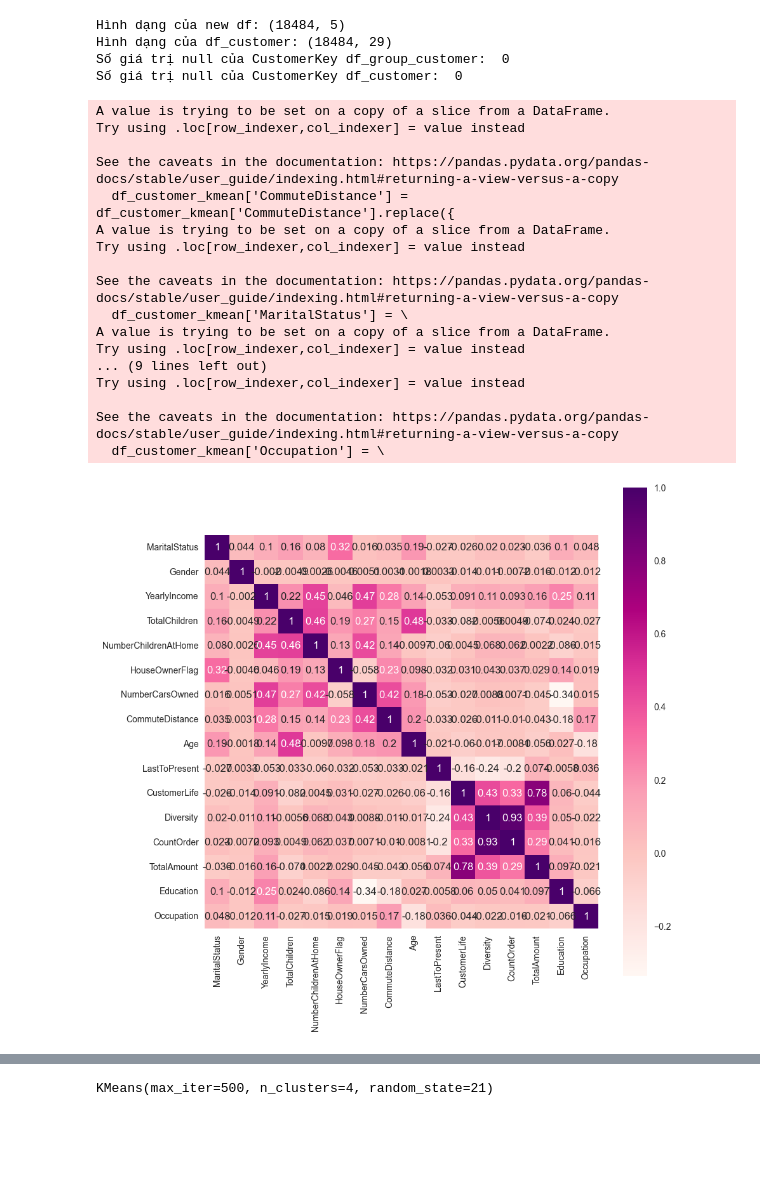
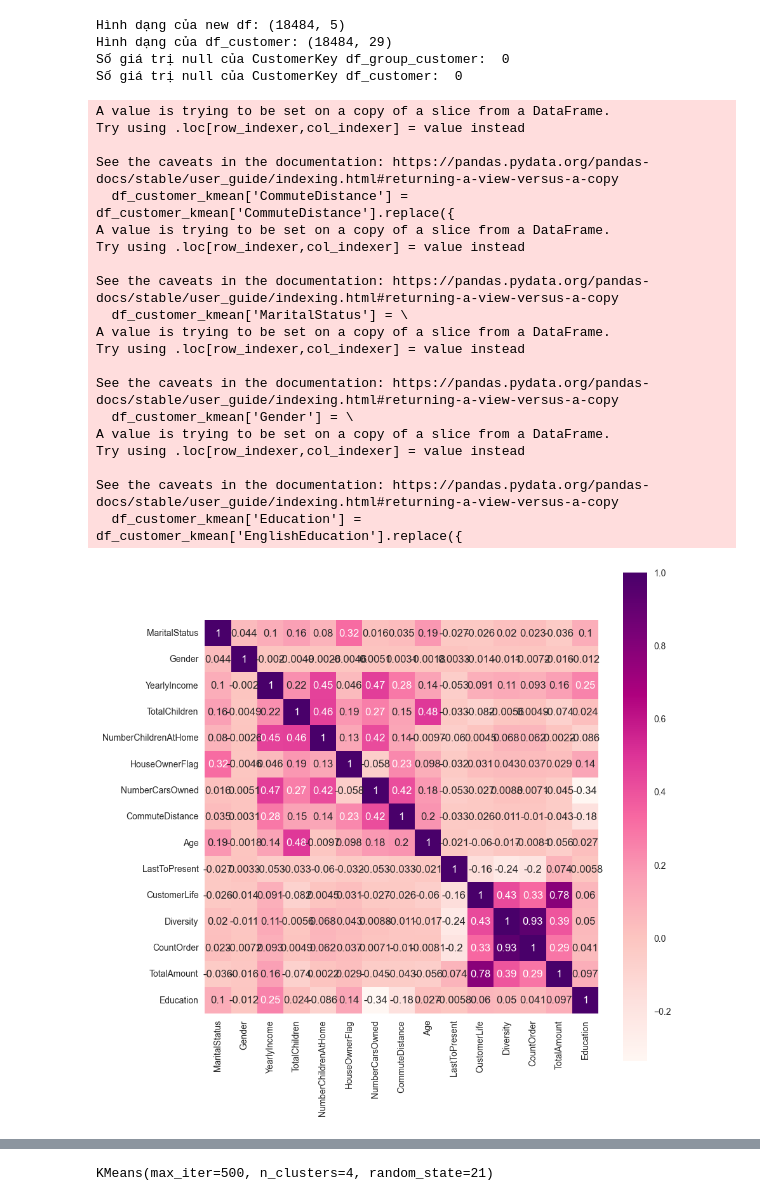
Before and after one commit to tienhai2808/simple_data_mining, a Jupyter notebook: main.ipynb, the cells around one changed output, grey strips where cells are left out. Drawn from its saved outputs; the diff is of its cells as text; code cells hidden in the pictures; blank space fills up the shorter version.

```diff
--- a/main.ipynb
+++ b/main.ipynb
@@ -415,7 +415,7 @@ df_customer_kmean = df_new_customer[
    'NumberCarsOwned', 'CommuteDistance', 'Age', 'LastToPresent', 'CustomerLife',
    'Diversity', 'CountOrder', 'TotalAmount']]
 # %%
-#Mã hóa các đặc trưng
+#Mã hóa các đặc trưng theo Label Encoding
 df_customer_kmean['CommuteDistance'] = df_customer_kmean['CommuteDistance'].replace({
     '0-1 Miles': 0,
     '1-2 Miles': 1,
@@ -423,10 +423,8 @@ df_customer_kmean['CommuteDistance'] = df_customer_kmean['CommuteDistance'].repl
     '5-10 Miles': 3,
     '10+ Miles': 4
 }).astype(int)
-df_customer_kmean['MaritalStatus'] = \
-  df_customer_kmean['MaritalStatus'].replace({'M': 1, 'S': 0}).astype(int)
-df_customer_kmean['Gender'] = \
-  df_customer_kmean['Gender'].replace({'F': 0, 'M': 1}).astype(int)
+df_customer_kmean['MaritalStatus'] = df_customer_kmean['MaritalStatus'].replace({'M': 1, 'S': 0}).astype(int)
+df_customer_kmean['Gender'] = df_customer_kmean['Gender'].replace({'F': 0, 'M': 1}).astype(int)
 df_customer_kmean['Education'] = df_customer_kmean['EnglishEducation'].replace({
     'Partial High School': 0,
     'High School': 1,
@@ -435,13 +433,12 @@ df_customer_kmean['Education'] = df_customer_kmean['EnglishEducation'].replace({
     'Graduate Degree': 4
 }).astype(int)
 
-le = LabelEncoder()
-df_customer_kmean['Occupation'] = \
-  le.fit_transform(df_customer_kmean['EnglishOccupation'])
+#Mã hóa Occupation theo OneHot Encoding vì không có thứ tự trong Occupation
+occupation_endcoded = pd.get_dummies(df_customer_kmean['EnglishOccupation'])
+df_customer_kmean = pd.concat([df_customer_kmean, occupation_endcoded], axis=1)
 
 # #Xóa các cột không dùng tới
-df_customer_kmean = df_customer_kmean.drop(
-  columns=['EnglishEducation', 'EnglishOccupation'])
+df_customer_kmean = df_customer_kmean.drop(columns=['EnglishEducation', 'EnglishOccupation'])
 # %% [output]
 A value is trying to be set on a copy of a slice from a DataFrame.
 Try using .loc[row_indexer,col_indexer] = value instead
@@ -455,18 +452,21 @@ See the caveats in the documentation: https://pandas.pydata.org/pandas-docs/stab
   df_customer_kmean['MaritalStatus'] = \
 A value is trying to be set on a copy of a slice from a DataFrame.
 Try using .loc[row_indexer,col_indexer] = value instead
-... (9 lines left out)
+
+See the caveats in the documentation: https://pandas.pydata.org/pandas-docs/stable/user_guide/indexing.html#returning-a-view-versus-a-copy
+  df_customer_kmean['Gender'] = \
+A value is trying to be set on a copy of a slice from a DataFrame.
 Try using .loc[row_indexer,col_indexer] = value instead
 
 See the caveats in the documentation: https://pandas.pydata.org/pandas-docs/stable/user_guide/indexing.html#returning-a-view-versus-a-copy
-  df_customer_kmean['Occupation'] = \
+  df_customer_kmean['Education'] = df_customer_kmean['EnglishEducation'].replace({
 # %%
 #Biểu đồ tương quan giữa các đặc trưng
 plt.figure(figsize=(10,10))
-sns.heatmap(df_customer_kmean.corr(),annot=True,square=True,cmap='RdPu')
+sns.heatmap(df_customer_kmean.select_dtypes(include=['number']).corr(),annot=True,square=True,cmap='RdPu')
 plt.show()
 # %% [output]
-[figure, old version]
+[figure, new version]
 # %%
 #Chuẩn hóa dữ liệu bằng phương pháp Z-score
 scaler = StandardScaler()
```
Also changed, not shown: parts of 13 cells of this notebook.
